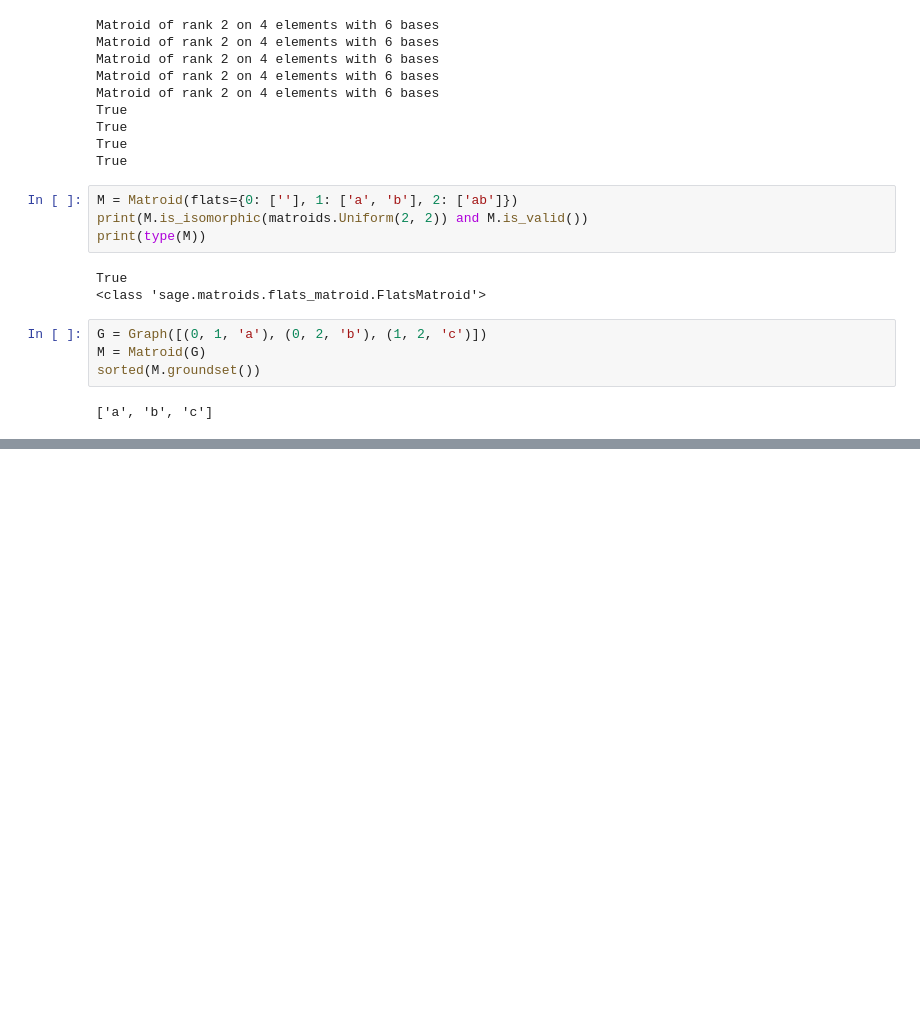
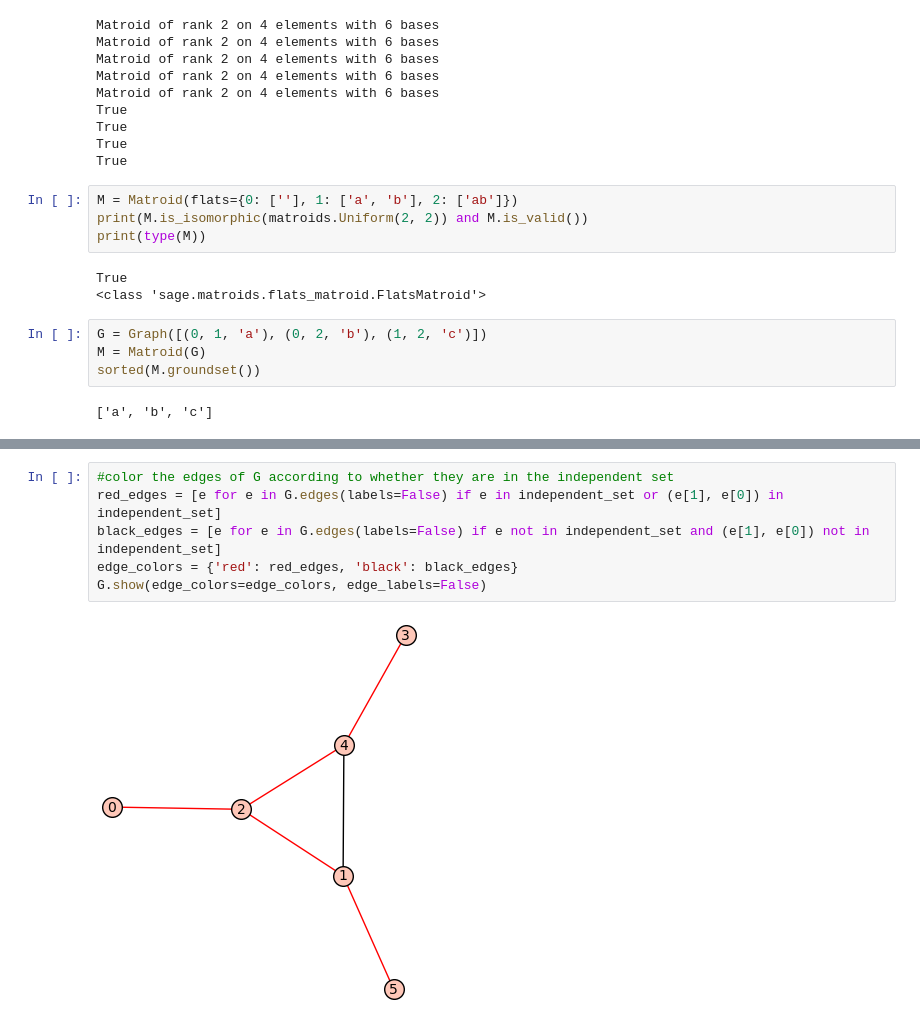
Before and after one commit to jacksonwalters/math-research-misc, a Jupyter notebook: matroids/matroid_examples.ipynb, the cells around one changed output, grey strips where cells are left out. Cells and saved outputs as stored; diff of their text form; blank space fills up the shorter version.

```diff
--- a/matroids/matroid_examples.ipynb
+++ b/matroids/matroid_examples.ipynb
@@ -97,0 +195,8 @@ False
+# %%
+#color the edges of G according to whether they are in the independent set
+red_edges = [e for e in G.edges(labels=False) if e in independent_set or (e[1], e[0]) in independent_set]
+black_edges = [e for e in G.edges(labels=False) if e not in independent_set and (e[1], e[0]) not in independent_set]
+edge_colors = {'red': red_edges, 'black': black_edges}
+G.show(edge_colors=edge_colors, edge_labels=False)
+# %% [output]
+[figure, added]
```
Also changed, not shown: parts of 13 cells of this notebook.
